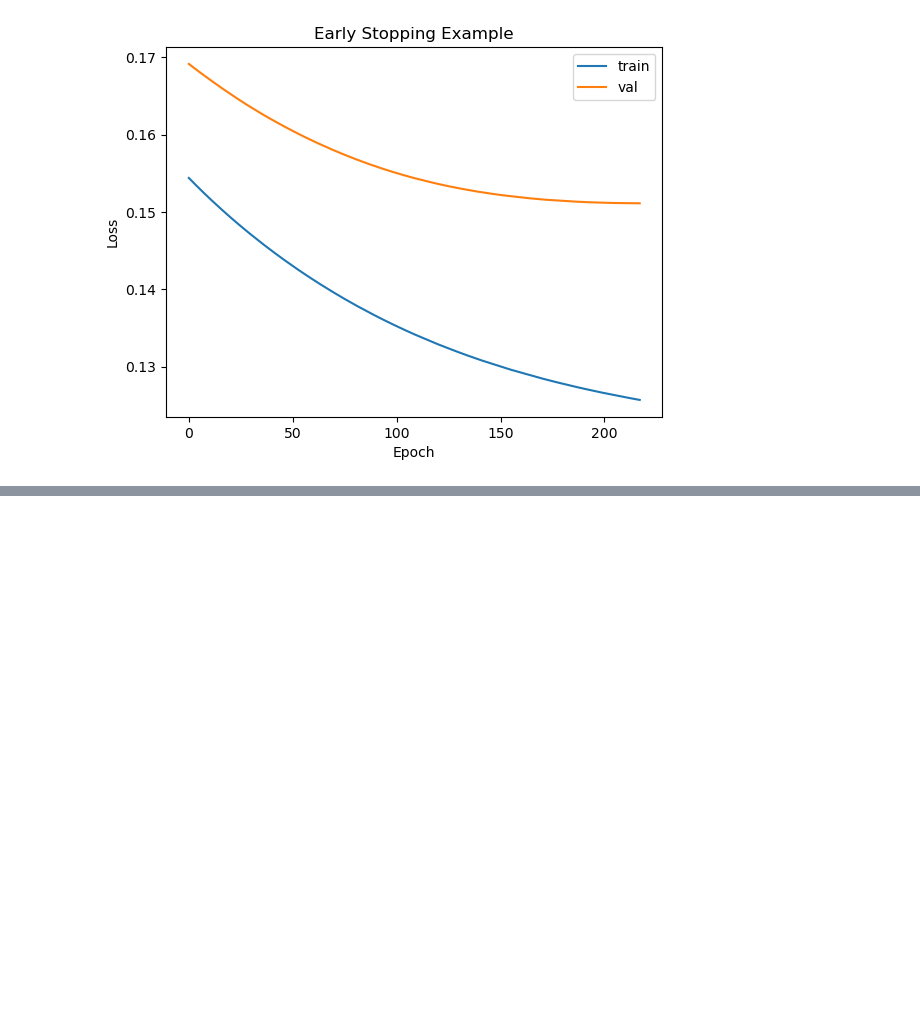
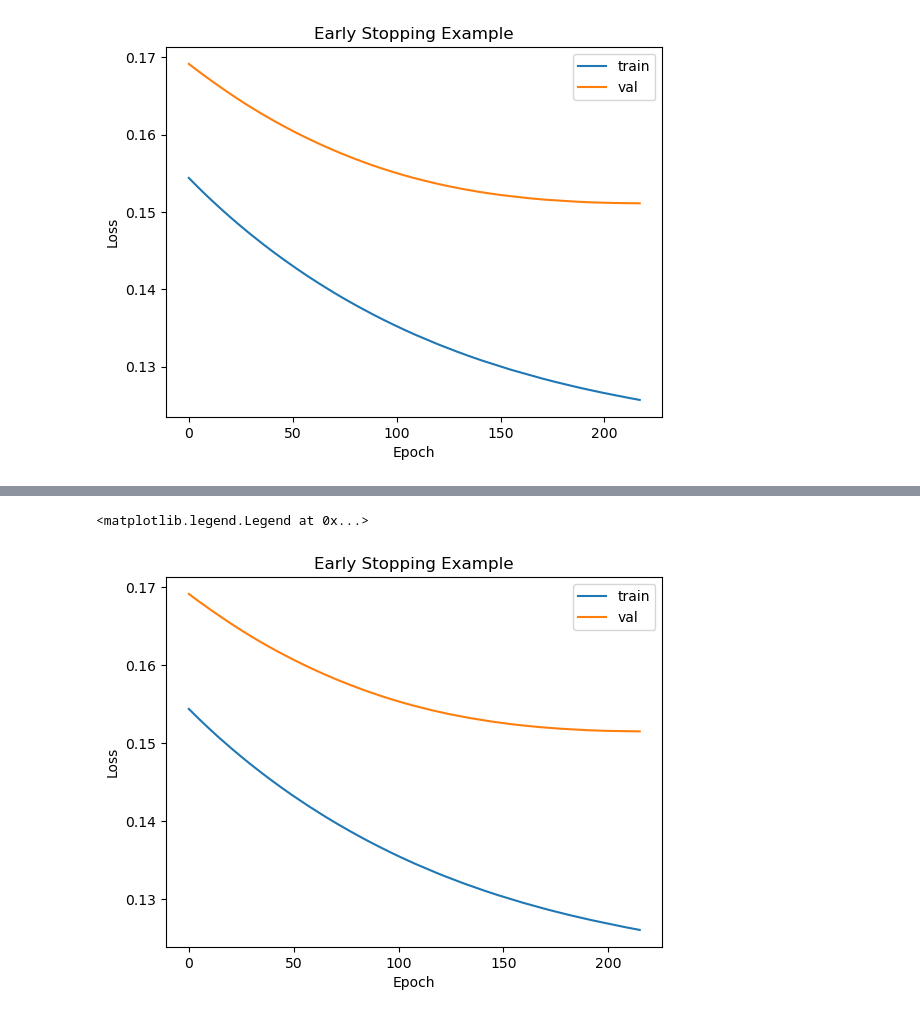
Before and after one commit to krisrs1128/scDesigner, a Jupyter notebook: examples/early_stopping_example.ipynb, the cells around one changed output, grey strips where cells are left out. Saved outputs shown, nothing was run; the diff lists cells and outputs as text; code cells hidden in the pictures; blank space fills up the shorter version.

```diff
--- a/examples/early_stopping_example.ipynb
+++ b/examples/early_stopping_example.ipynb
@@ -52,3 +51,18 @@ plt.legend()
 # %% [output]
 <matplotlib.legend.Legend at 0x...>
 [figure]
+# %%
+from scdesigner.simulators import ZeroInflatedNegBinCopula
+
+sim = ZeroInflatedNegBinCopula(mean_formula = "~ celltype + stage",
+                               dispersion_formula = "~ 1",
+                                 zero_inflation_formula = "~ 1")
+sim.fit(adata)
+
+history = sim.marginal.fit_history_df
+plt.plot(history["train_loss"], label="train")
+plt.plot(history["val_loss"], label="val")
+plt.xlabel("Epoch")
+plt.ylabel("Loss")
+plt.legend()
+# %% [output]
@@ -54,0 +70,2 @@ plt.legend()
+<matplotlib.legend.Legend at 0x...>
+[figure, added]
```
Also changed, not shown: parts of 4 cells of this notebook, 3 other files.
